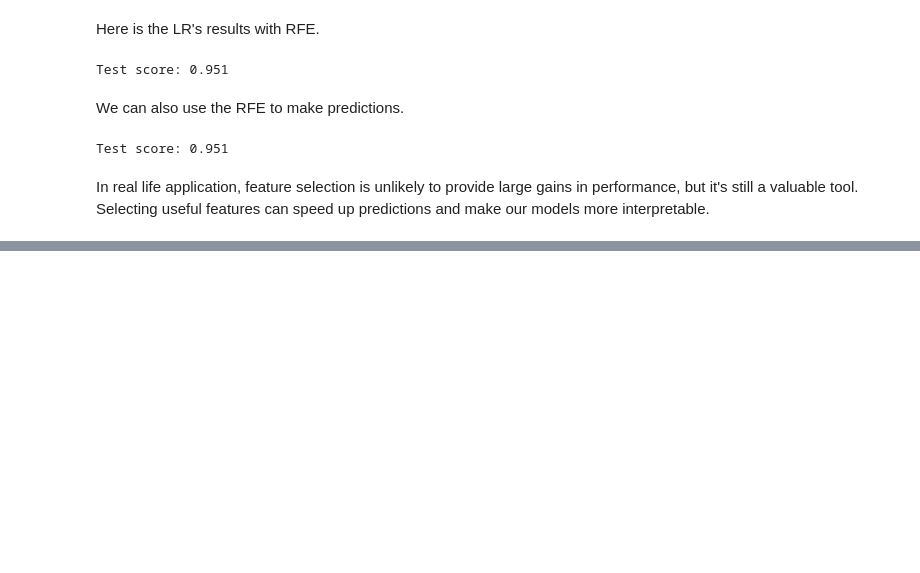
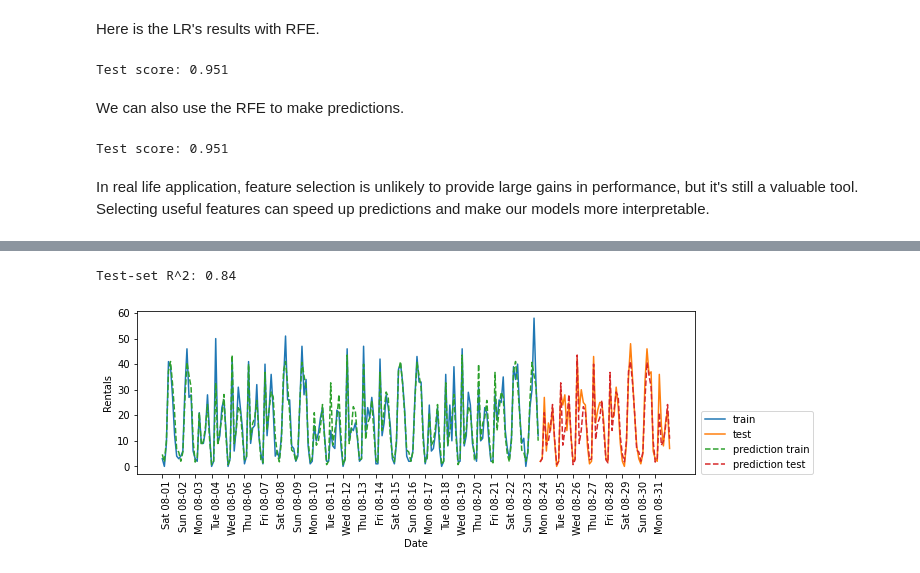
Before and after one commit to provezano/ML_Intro_Notebooks, a Jupyter notebook: cap4.2 - Automatic Feature Selection.ipynb, the cells around one changed output, grey strips where cells are left out. Cells and saved outputs as stored; diff of their text form; code cells hidden in the pictures; blank space fills up the shorter version.

```diff
--- a/cap4.2 - Automatic Feature Selection.ipynb
+++ b/cap4.2 - Automatic Feature Selection.ipynb
@@ -176,0 +252,6 @@ In real life application, feature selection is unlikely to provide large gains i
+# %%
+X_hour_week = np.hstack([np.array(citibike.index.dayofweek).reshape(-1, 1), np.array(citibike.index.hour).reshape(-1, 1)])
+eval_on_features(X_hour_week, y, regressor)
+# %% [output]
+Test-set R^2: 0.84
+[figure, added]
```
Also changed, not shown: parts of 14 cells of this notebook.
